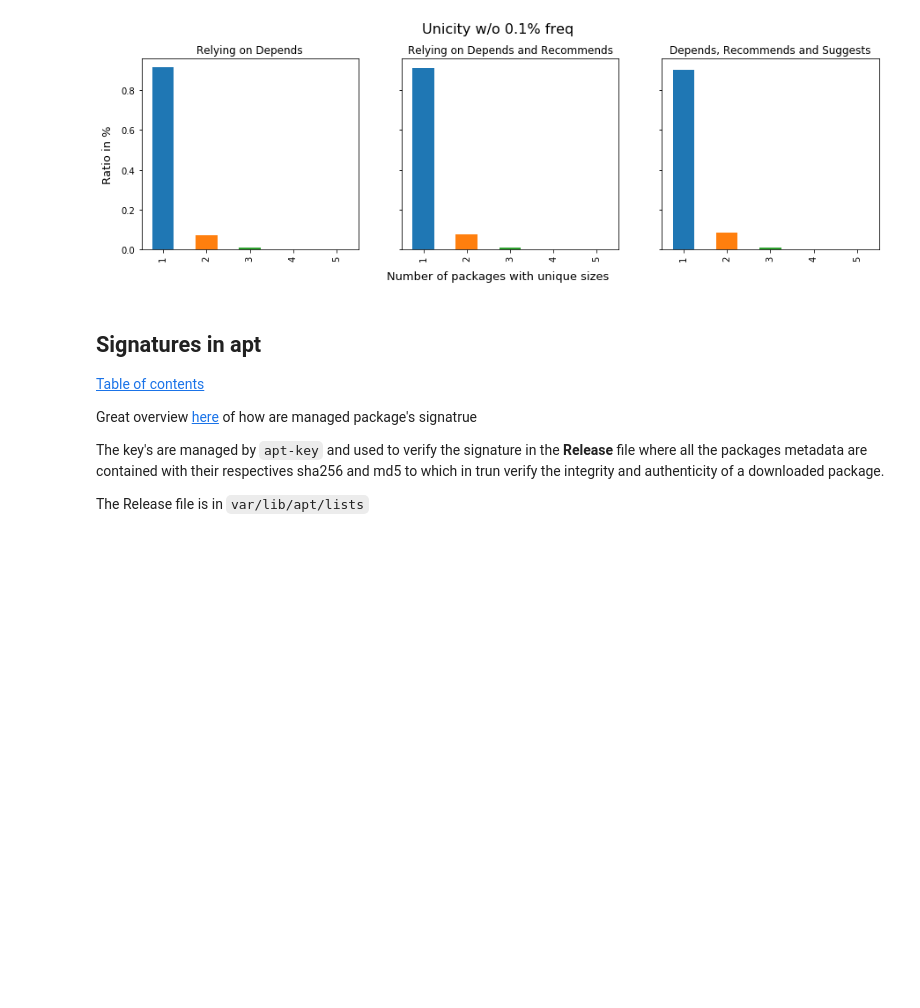
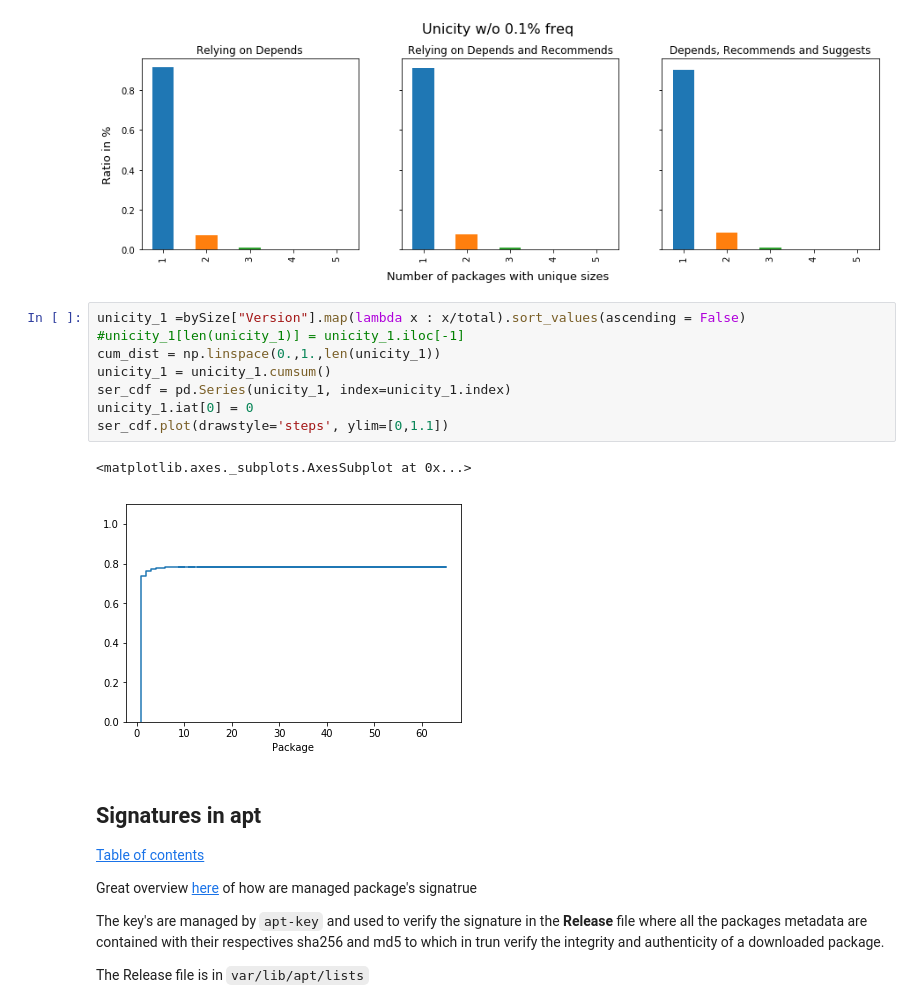
Before and after one commit to alex35469/fingerpatch, a Jupyter notebook: attack/Attack_vizualization.ipynb, the cells around one changed output. Cells and saved outputs as stored; diff of their text form; blank space fills up the shorter version.

```diff
--- a/attack/Attack_vizualization.ipynb
+++ b/attack/Attack_vizualization.ipynb
@@ -2289,6 +2295,17 @@ unicity_3 = create_unicity_df_from_top_most_common(df=gt, TOP_X=same_top_x, mode
 create_unicity_plot(unicity_1, unicity_2, unicity_3, "Relying on Depends", "Relying on Depends and Recommends", "Depends, Recommends and Suggests", "Unicity w/o {}% freq".format(same_top_x*100))
 # %% [output]
 [figure]
+# %%
+unicity_1 =bySize["Version"].map(lambda x : x/total).sort_values(ascending = False)
+#unicity_1[len(unicity_1)] = unicity_1.iloc[-1]
+cum_dist = np.linspace(0.,1.,len(unicity_1))
+unicity_1 = unicity_1.cumsum()
+ser_cdf = pd.Series(unicity_1, index=unicity_1.index)
+unicity_1.iat[0] = 0
+ser_cdf.plot(drawstyle='steps', ylim=[0,1.1])
+# %% [output]
+<matplotlib.axes._subplots.AxesSubplot at 0x...>
+[figure, added]
 # %% [markdown]
 <a id = "signatures"></a>
 ## Signatures in apt
```
Also changed, not shown: parts of 2 cells of this notebook, 1 other file.
